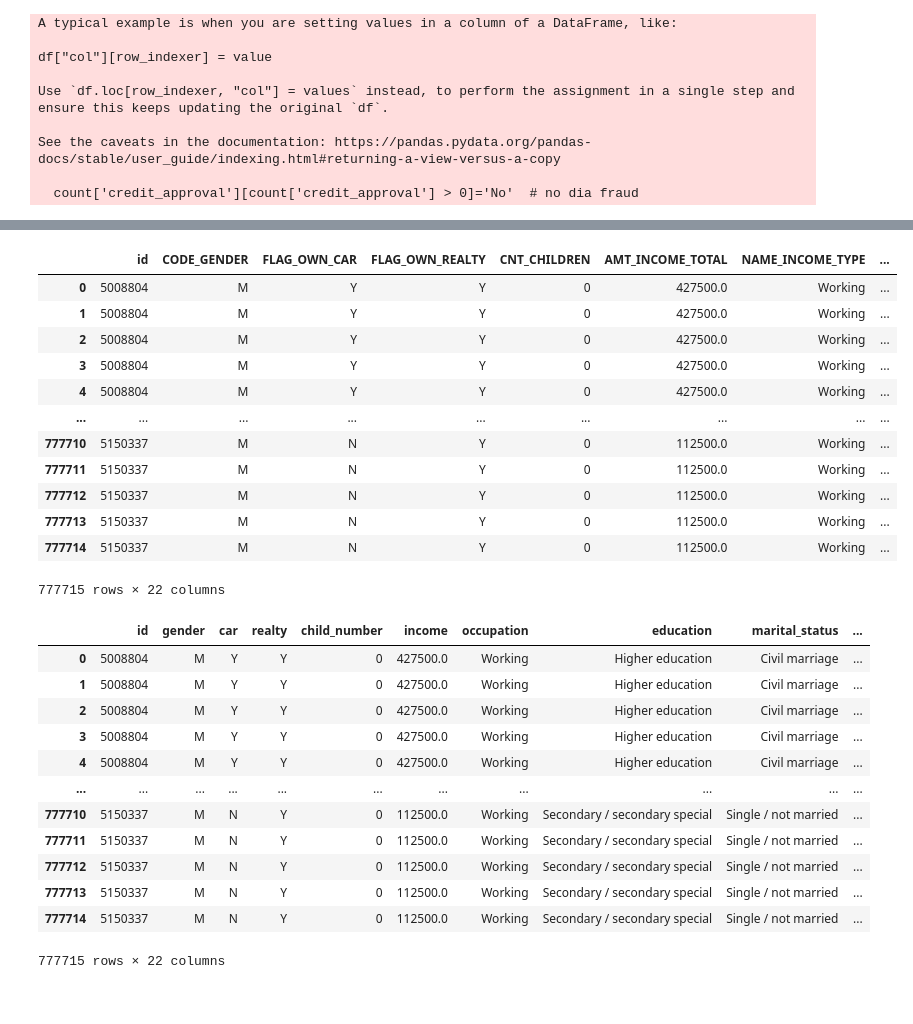
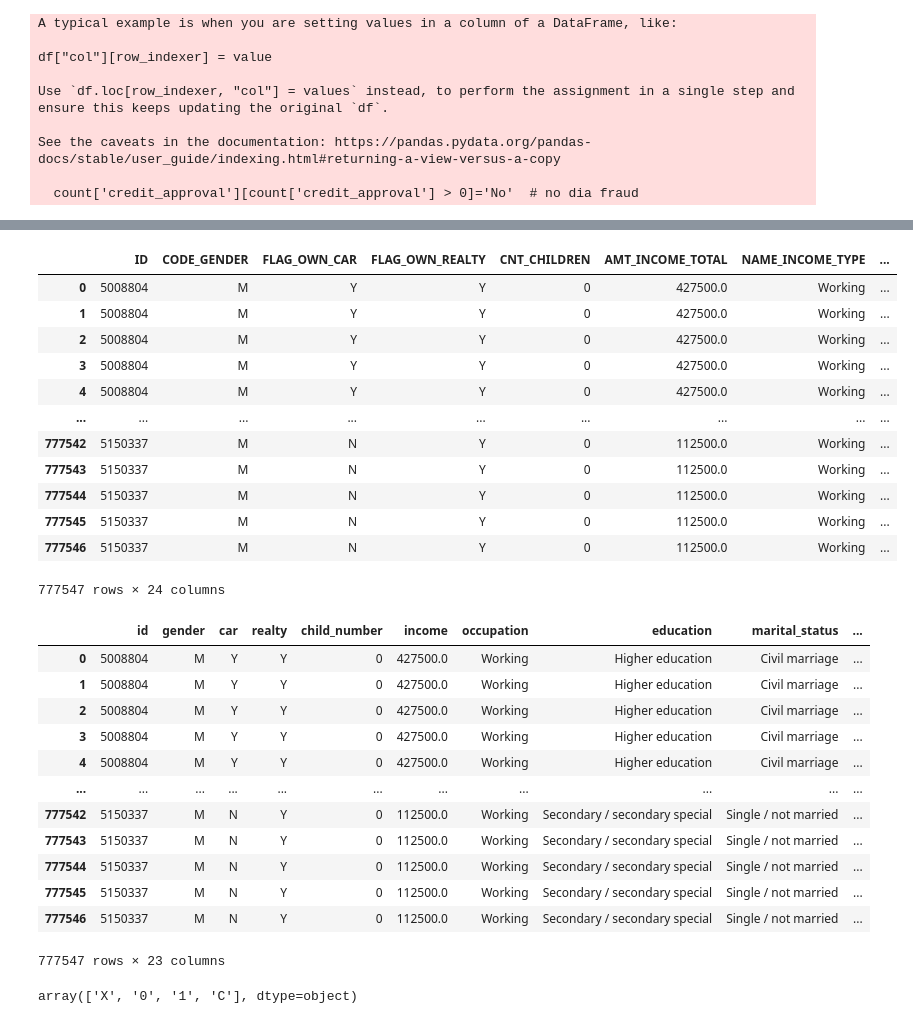
Before and after one commit to yonathanggraiwan/p2-final-project-ftds-028-hck-group-001, a Jupyter notebook: FE_Postgres.ipynb, the cells around one changed output, grey strips where cells are left out. Drawn from its saved outputs; the diff is of its cells as text; code cells hidden in the pictures.

```diff
--- a/FE_Postgres.ipynb
+++ b/FE_Postgres.ipynb
@@ -65,6 +64,11 @@ Data columns (total 18 columns):
  17  CNT_FAM_MEMBERS      438557 non-null  float64
 dtypes: float64(2), int64(8), object(8)
 memory usage: 60.2+ MB
+# %%
+df2['START_DATE'] = pd.to_datetime(df2['START_DATE'])
+df2['SNAPSHOT_MONTH'] = pd.to_datetime(df2['SNAPSHOT_MONTH'])
+
+df2['MONTHS_BALANCE'] = (df2['START_DATE'].dt.to_period('M') - df2['SNAPSHOT_MONTH'].dt.to_period('M')).apply(lambda x: x.n)
 # %%
 df2.info()
 # %% [output]
@@ -81,6 +87,10 @@ memory usage: 24.0+ MB
 # %%
-begin_month=pd.DataFrame(df2.groupby(["id"])["MONTHS_BALANCE"].agg(min))
-begin_month=begin_month.rename(columns={'MONTHS_BALANCE':'begin_month'})
-new_data=pd.merge(df2,begin_month,how="left",on="id")
+begin_month=pd.DataFrame(df2.groupby(["ID"])["MONTHS_BALANCE"].agg(min))
+new_data=pd.merge(df2,begin_month,how="left",on="ID")
+new_data = new_data.rename(columns={
+    'MONTHS_BALANCE_x': 'MONTHS_BALANCE',
+    'MONTHS_BALANCE_y': 'MIN_BALANCE'
+})
+new_data = new_data.drop(columns=['MIN_BALANCE'])
 new_data
 # %% [output]
@@ -100,6 +110,5 @@ new_data
 # %%
 df2['credit_approval'] = None
-df2['credit_approval'][df2['STATUS'] =='1']='Yes'
 df2['credit_approval'][df2['STATUS'] =='2']='Yes'
 df2['credit_approval'][df2['STATUS'] =='3']='Yes'
 df2['credit_approval'][df2['STATUS'] =='4']='Yes'
@@ -141,9 +150,9 @@ df2
 # %%
-count=df2.groupby('id').count()
+count=df2.groupby('ID').count()
 count['credit_approval'][count['credit_approval'] > 0]='No'  # no dia fraud
 count['credit_approval'][count['credit_approval'] == 0]='Yes'  # yes dia lancar
 count = count[['credit_approval']]
-new_data=pd.merge(new_data,count,how='inner',on='id')
+new_data=pd.merge(new_data,count, how='inner', on='ID')
 new_data['target']=new_data['credit_approval']
 new_data.loc[new_data['target']=='No','target']=1
 new_data.loc[new_data['target']=='Yes','target']=0
@@ -189,21 +202,20 @@ Name: proportion, dtype: float64
 # %%
-df_new = pd.merge(df, new_data, on='id')
-df_new = df_new.drop(columns=['OCCUPATION_TYPE'])
+df_new = pd.merge(df, new_data, on='ID')
 df_new
 # %% [output]
-|  | id | CODE_GENDER | FLAG_OWN_CAR | FLAG_OWN_REALTY | CNT_CHILDREN | AMT_INCOME_TOTAL | NAME_INCOME_TYPE | ... |
+|  | ID | CODE_GENDER | FLAG_OWN_CAR | FLAG_OWN_REALTY | CNT_CHILDREN | AMT_INCOME_TOTAL | NAME_INCOME_TYPE | ... |
 | 0 | 5008804 | M | Y | Y | 0 | 427500.0 | Working | ... |
 | 1 | 5008804 | M | Y | Y | 0 | 427500.0 | Working | ... |
 | 2 | 5008804 | M | Y | Y | 0 | 427500.0 | Working | ... |
 | 3 | 5008804 | M | Y | Y | 0 | 427500.0 | Working | ... |
 | 4 | 5008804 | M | Y | Y | 0 | 427500.0 | Working | ... |
 | ... | ... | ... | ... | ... | ... | ... | ... | ... |
-| 777710 | 5150337 | M | N | Y | 0 | 112500.0 | Working | ... |
-| 777711 | 5150337 | M | N | Y | 0 | 112500.0 | Working | ... |
-| 777712 | 5150337 | M | N | Y | 0 | 112500.0 | Working | ... |
-| 777713 | 5150337 | M | N | Y | 0 | 112500.0 | Working | ... |
-| 777714 | 5150337 | M | N | Y | 0 | 112500.0 | Working | ... |
+| 777542 | 5150337 | M | N | Y | 0 | 112500.0 | Working | ... |
+| 777543 | 5150337 | M | N | Y | 0 | 112500.0 | Working | ... |
+| 777544 | 5150337 | M | N | Y | 0 | 112500.0 | Working | ... |
+| 777545 | 5150337 | M | N | Y | 0 | 112500.0 | Working | ... |
+| 777546 | 5150337 | M | N | Y | 0 | 112500.0 | Working | ... |
-777715 rows × 22 columns
+777547 rows × 24 columns
 # %%
 df_new.rename(columns={'CODE_GENDER':'gender','FLAG_OWN_CAR':'car','FLAG_OWN_REALTY':'realty',
                          'CNT_CHILDREN':'child_number','AMT_INCOME_TOTAL':'income',
@@ -211,9 +223,10 @@ df_new.rename(columns={'CODE_GENDER':'gender','FLAG_OWN_CAR':'car','FLAG_OWN_REA
                         'NAME_HOUSING_TYPE':'house_type','FLAG_EMAIL':'email',
                          'NAME_INCOME_TYPE':'occupation','FLAG_WORK_PHONE':'work_phone',
                          'FLAG_PHONE':'phone','CNT_FAM_MEMBERS':'family_size',
-                         'MONTHS_BALANCE':'months_balance', 'STATUS':'status'
+                         'MONTHS_BALANCE':'months_balance', 'STATUS':'status',
+                         'FLAG_MOBIL':'mobile_phone'
                         },inplace=True)
-
+df_new = df_new.drop(columns='OCCUPATION_TYPE')
 df_new.columns = df_new.columns.str.lower()
 df_new
 # %% [output]
@@ -224,12 +237,17 @@ df_new
 | 3 | 5008804 | M | Y | Y | 0 | 427500.0 | Working | Higher education | Civil marriage | ... |
 | 4 | 5008804 | M | Y | Y | 0 | 427500.0 | Working | Higher education | Civil marriage | ... |
 | ... | ... | ... | ... | ... | ... | ... | ... | ... | ... | ... |
-| 777710 | 5150337 | M | N | Y | 0 | 112500.0 | Working | Secondary / secondary special | Single / not married | ... |
-| 777711 | 5150337 | M | N | Y | 0 | 112500.0 | Working | Secondary / secondary special | Single / not married | ... |
-| 777712 | 5150337 | M | N | Y | 0 | 112500.0 | Working | Secondary / secondary special | Single / not married | ... |
-| 777713 | 5150337 | M | N | Y | 0 | 112500.0 | Working | Secondary / secondary special | Single / not married | ... |
-| 777714 | 5150337 | M | N | Y | 0 | 112500.0 | Working | Secondary / secondary special | Single / not married | ... |
+| 777542 | 5150337 | M | N | Y | 0 | 112500.0 | Working | Secondary / secondary special | Single / not married | ... |
+| 777543 | 5150337 | M | N | Y | 0 | 112500.0 | Working | Secondary / secondary special | Single / not married | ... |
+| 777544 | 5150337 | M | N | Y | 0 | 112500.0 | Working | Secondary / secondary special | Single / not married | ... |
+| 777545 | 5150337 | M | N | Y | 0 | 112500.0 | Working | Secondary / secondary special | Single / not married | ... |
+| 777546 | 5150337 | M | N | Y | 0 | 112500.0 | Working | Secondary / secondary special | Single / not married | ... |
-777715 rows × 22 columns
+777547 rows × 23 columns
+# %%
+aaa = df_new[df_new['id'] == 5008804]
+aaa['status'].unique()
+# %% [output]
+array(['X', '0', '1', 'C'], dtype=object)
 # %%
 df_new.info()
 # %% [output]
```
Also changed, not shown: parts of 15 cells of this notebook, 2 other files.
